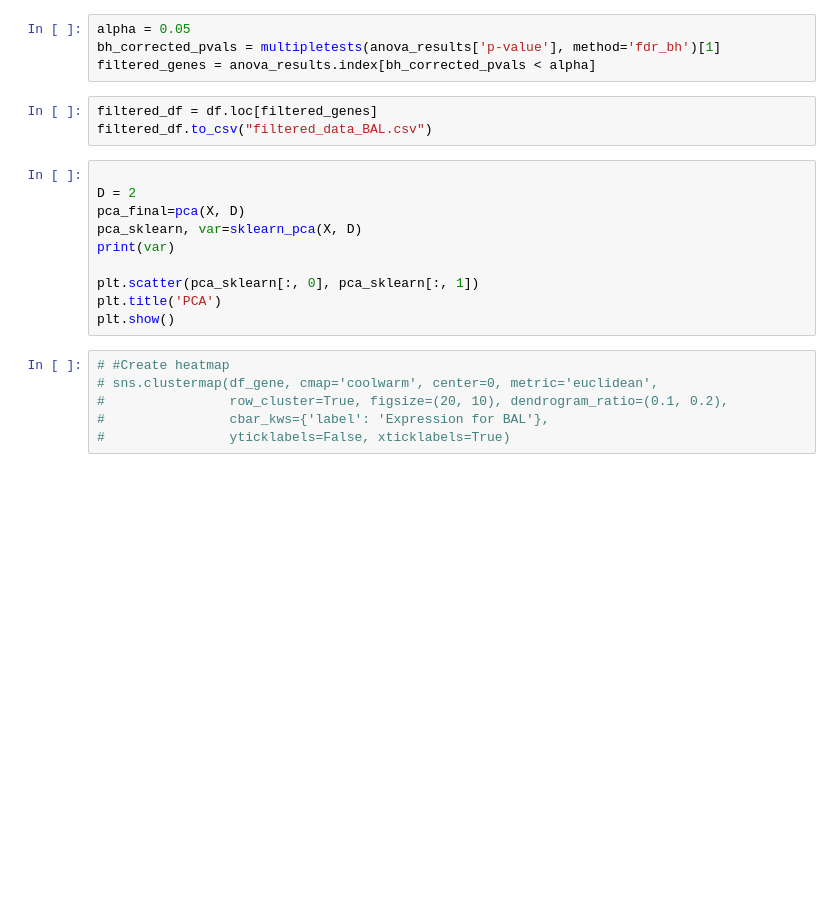
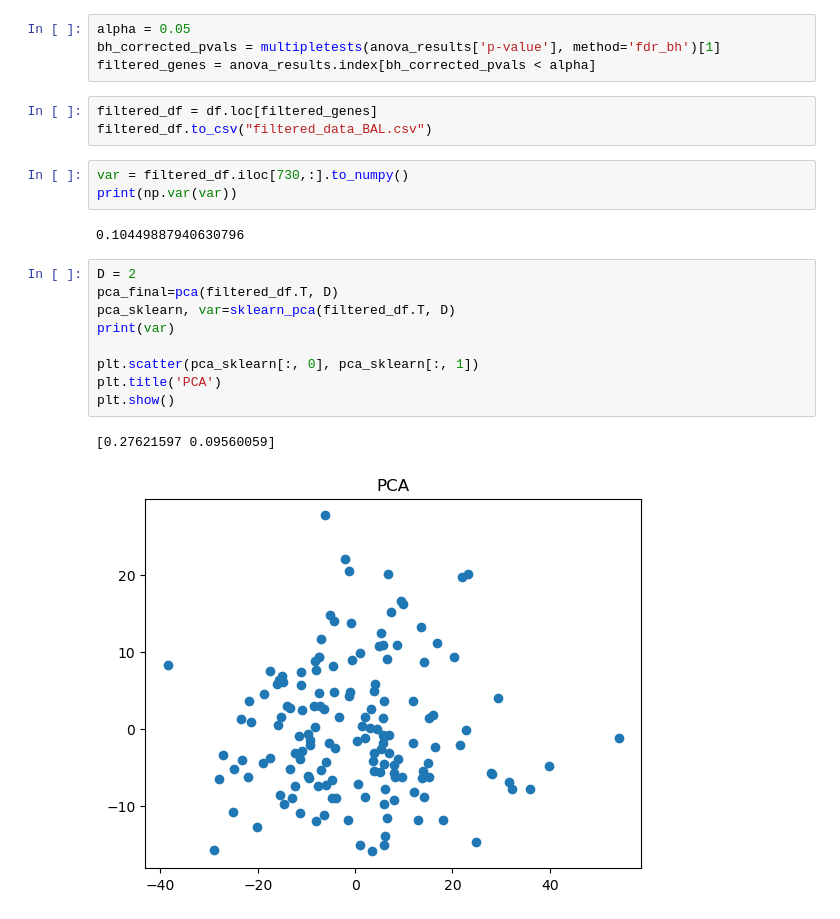
Before and after one commit to vratins/AsthmaClustering, a Jupyter notebook: pca.ipynb, the cells around one changed output. Drawn from its saved outputs; the diff is of its cells as text; blank space fills up the shorter version.

Commit message:
Updated filtered data

```diff
--- a/pca.ipynb
+++ b/pca.ipynb
@@ -54,19 +54,20 @@ filtered_genes = anova_results.index[bh_corrected_pvals < alpha]
 # %%
 filtered_df = df.loc[filtered_genes]
 filtered_df.to_csv("filtered_data_BAL.csv")
+# %%
+var = filtered_df.iloc[730,:].to_numpy()
+print(np.var(var))
+# %% [output]
+0.10449887940630796
 # %%
-
 D = 2
-pca_final=pca(X, D)
-pca_sklearn, var=sklearn_pca(X, D)
+pca_final=pca(filtered_df.T, D)
+pca_sklearn, var=sklearn_pca(filtered_df.T, D)
 print(var)
 
 plt.scatter(pca_sklearn[:, 0], pca_sklearn[:, 1])
 plt.title('PCA')
 plt.show()
+# %% [output]
+[0.27621597 0.09560059]
+[figure, added]
-# %%
-# #Create heatmap
-# sns.clustermap(df_gene, cmap='coolwarm', center=0, metric='euclidean',
-#                row_cluster=True, figsize=(20, 10), dendrogram_ratio=(0.1, 0.2),
-#                cbar_kws={'label': 'Expression for BAL'},
-#                yticklabels=False, xticklabels=True)
```
Also changed, not shown: parts of 4 cells of this notebook, 3 other files.
